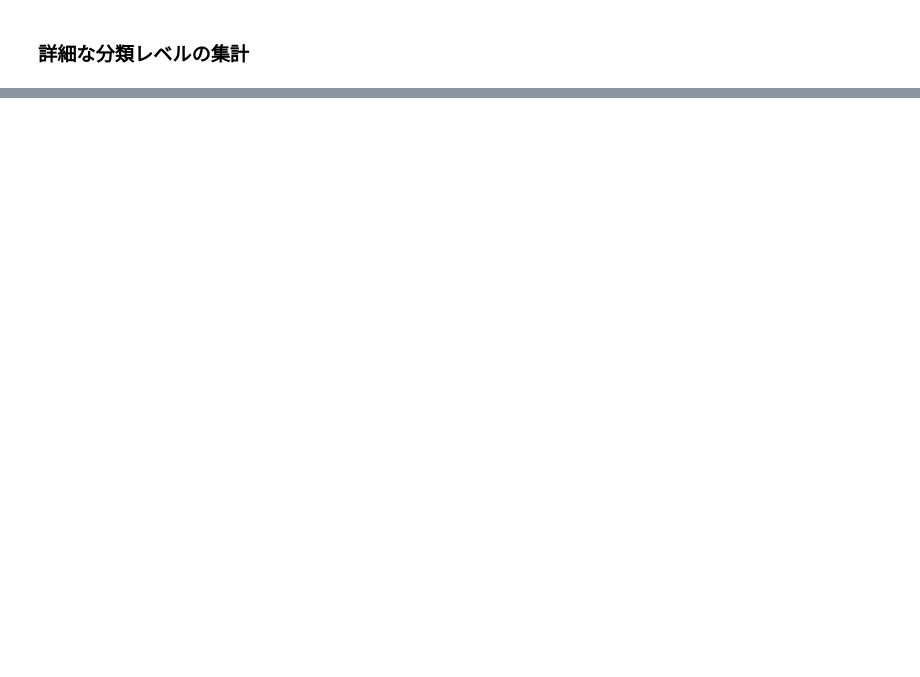
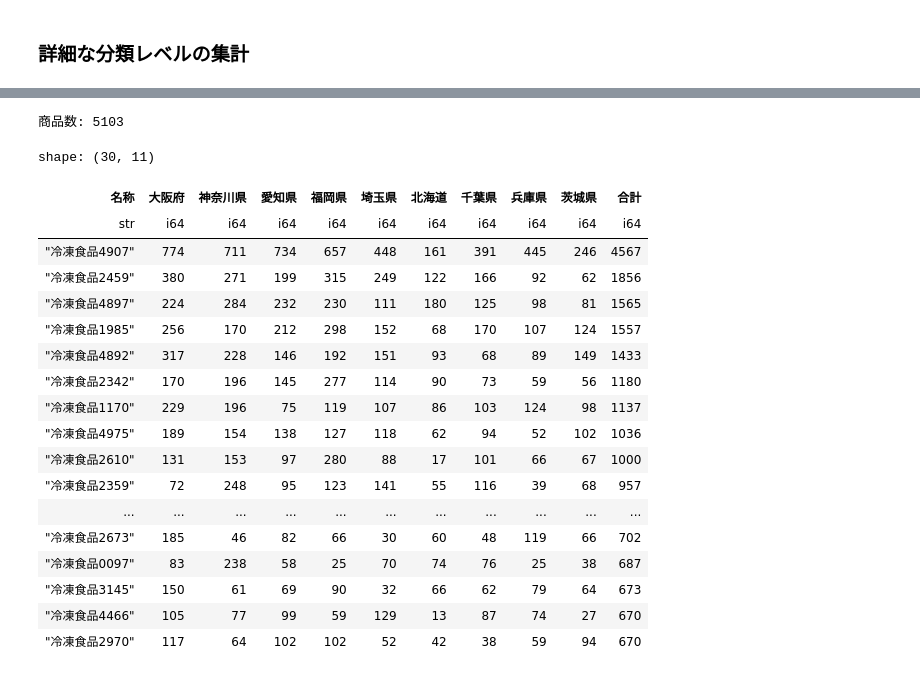
Before and after one commit to yonesuke/maketing_data_science, a Jupyter notebook: notebooks/chapter03.ipynb, the cells around one changed output, grey strips where cells are left out. Saved outputs shown, nothing was run; the diff lists cells and outputs as text; code cells hidden in the pictures; blank space fills up the shorter version.

```diff
--- a/notebooks/chapter03.ipynb
+++ b/notebooks/chapter03.ipynb
@@ -262,0 +273,39 @@ fig.show()
+# %%
+# 冷凍食品のクロス集計
+url_reishoku_data = 'https://github.com/asakura-data-science/marketing/raw/main/Chapter_3/in/sec3-2data_reisyoku.csv'
+df_reishoku = (
+    pl.read_csv(url_reishoku_data)
+    .with_columns(pl.col('日付').cast(pl.Utf8).str.to_date(format='%Y%m%d'))
+    .group_by(['名称', '都道府県名']).agg(pl.col('購入数量').sum())
+    .pivot(
+        values='購入数量', index='名称', columns='都道府県名'
+    )
+    .fill_null(0)
+    .with_columns(pl.sum_horizontal(pl.exclude('名称')).alias('合計'))
+    .sort(by='合計', descending=True)
+)
+# %%
+# 例題3.7
+print('商品数:', df_reishoku.shape[0])
+df_reishoku.head(30)
+# %% [output]
+商品数: 5103
+shape: (30, 11)
+| 名称 | 大阪府 | 神奈川県 | 愛知県 | 福岡県 | 埼玉県 | 北海道 | 千葉県 | 兵庫県 | 茨城県 | 合計 |
+| str | i64 | i64 | i64 | i64 | i64 | i64 | i64 | i64 | i64 | i64 |
+| "冷凍食品4907" | 774 | 711 | 734 | 657 | 448 | 161 | 391 | 445 | 246 | 4567 |
+| "冷凍食品2459" | 380 | 271 | 199 | 315 | 249 | 122 | 166 | 92 | 62 | 1856 |
+| "冷凍食品4897" | 224 | 284 | 232 | 230 | 111 | 180 | 125 | 98 | 81 | 1565 |
+| "冷凍食品1985" | 256 | 170 | 212 | 298 | 152 | 68 | 170 | 107 | 124 | 1557 |
+| "冷凍食品4892" | 317 | 228 | 146 | 192 | 151 | 93 | 68 | 89 | 149 | 1433 |
+| "冷凍食品2342" | 170 | 196 | 145 | 277 | 114 | 90 | 73 | 59 | 56 | 1180 |
+| "冷凍食品1170" | 229 | 196 | 75 | 119 | 107 | 86 | 103 | 124 | 98 | 1137 |
+| "冷凍食品4975" | 189 | 154 | 138 | 127 | 118 | 62 | 94 | 52 | 102 | 1036 |
+| "冷凍食品2610" | 131 | 153 | 97 | 280 | 88 | 17 | 101 | 66 | 67 | 1000 |
+| "冷凍食品2359" | 72 | 248 | 95 | 123 | 141 | 55 | 116 | 39 | 68 | 957 |
+| ... | ... | ... | ... | ... | ... | ... | ... | ... | ... | ... |
+| "冷凍食品2673" | 185 | 46 | 82 | 66 | 30 | 60 | 48 | 119 | 66 | 702 |
+| "冷凍食品0097" | 83 | 238 | 58 | 25 | 70 | 74 | 76 | 25 | 38 | 687 |
+| "冷凍食品3145" | 150 | 61 | 69 | 90 | 32 | 66 | 62 | 79 | 64 | 673 |
+| "冷凍食品4466" | 105 | 77 | 99 | 59 | 129 | 13 | 87 | 74 | 27 | 670 |
+| "冷凍食品2970" | 117 | 64 | 102 | 102 | 52 | 42 | 38 | 59 | 94 | 670 |
```
Also changed, not shown: parts of 9 cells of this notebook.
